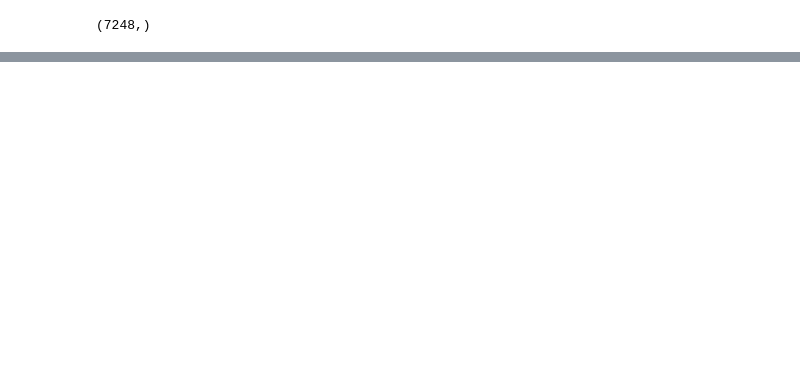
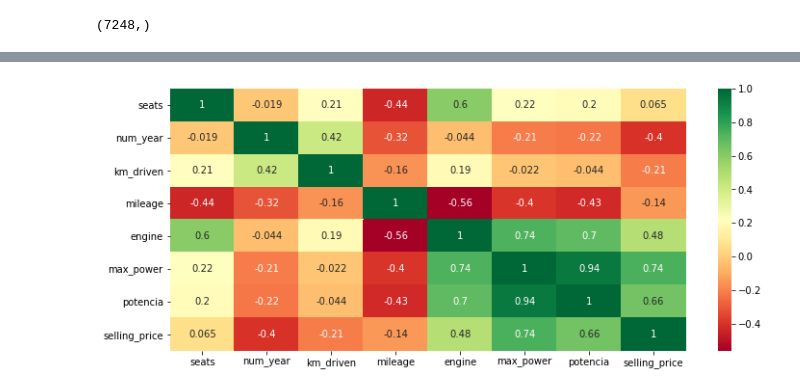
Before and after one commit to Camilongon/CarPrediction, a Jupyter notebook: Modelo_CarPre.ipynb, the cells around one changed output, grey strips where cells are left out. Saved outputs shown, nothing was run; the diff lists cells and outputs as text; code cells hidden in the pictures; blank space fills up the shorter version.

```diff
--- a/Modelo_CarPre.ipynb
+++ b/Modelo_CarPre.ipynb
@@ -276,0 +338,7 @@ Length: 7858, dtype: object
+# %%
+df['seats'] = df.seats.astype('int32')
+# %%
+# Potencia de un motor: Nm x rpm x 2π/60
+df['potencia'] = df['Newton-meters']*df['rpm']*(np.pi/60)
+# %%
+df_filter = df.drop(labels=['name', 'year', 'torque'], axis='columns')
@@ -276,0 +354,8 @@ Length: 7858, dtype: object
+# %%
+df_filter = df_filter.reindex(columns=['marca', 'model', 'fuel', 'seller_type', 'transmission', 'owner', 'seats', 'num_year', 'km_driven', 'mileage', 'engine', 'max_power', 'rpm', 'Newton-meters', 'potencia','selling_price'])
+# %%
+plt.figure(figsize=(12,5))
+sns.heatmap(df_filter.corr(), cmap='RdYlGn', annot=True)
+plt.show()
+# %% [output]
+[figure, added]
```
Also changed, not shown: parts of 64 cells of this notebook.
